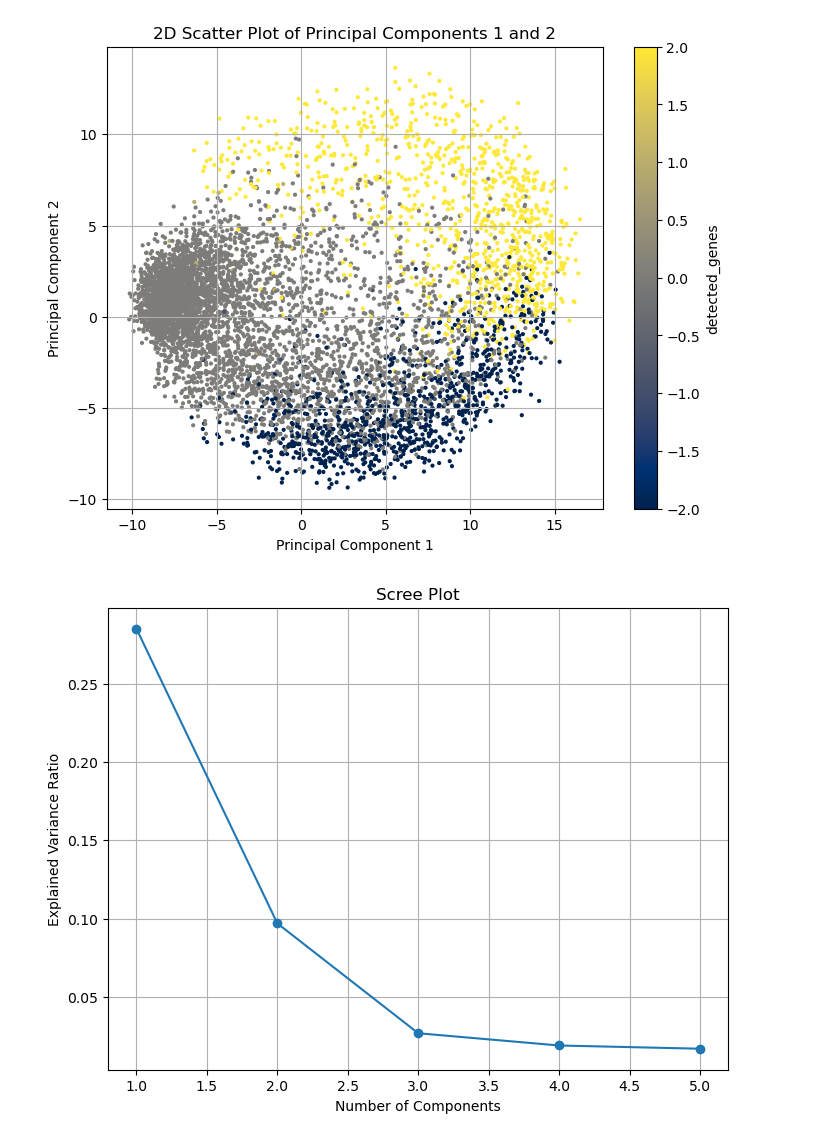
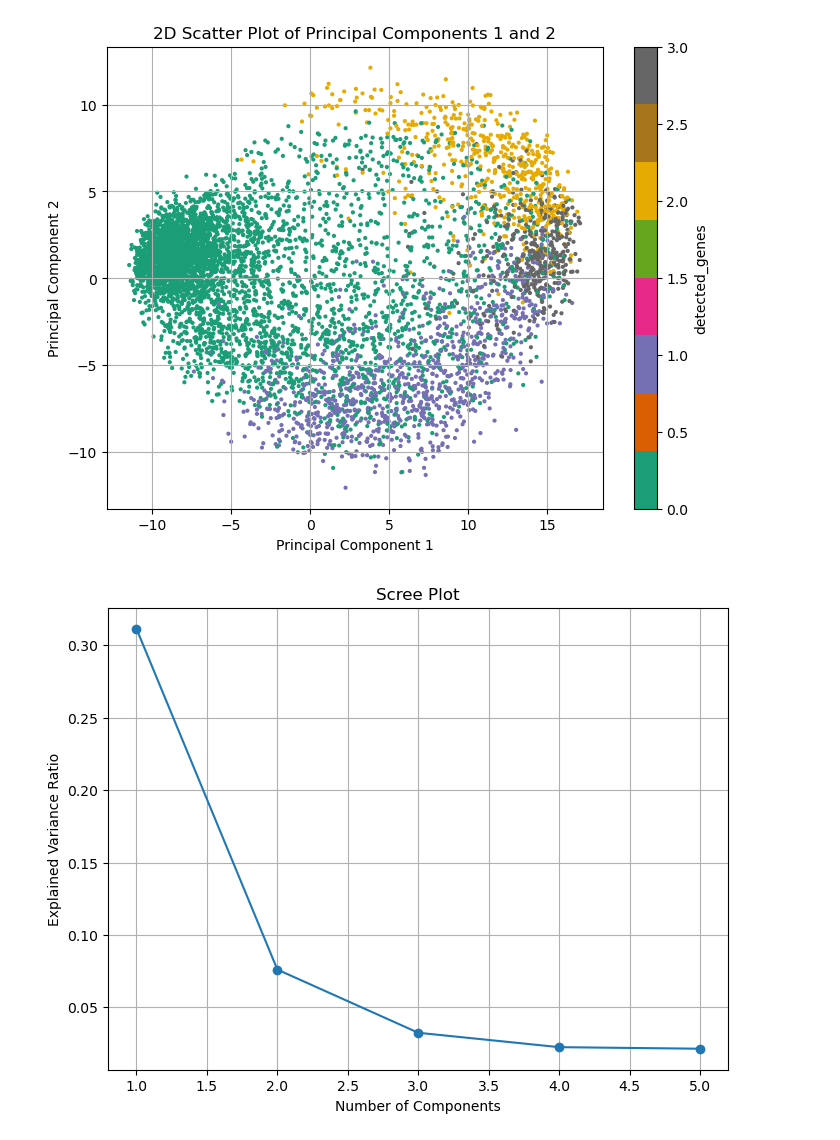
Before and after one commit to aeerik/base, a Jupyter notebook: cls_analysis.ipynb, the cells around one changed output. Cells and saved outputs as stored; diff of their text form; code cells hidden in the pictures.

```diff
--- a/cls_analysis.ipynb
+++ b/cls_analysis.ipynb
@@ -327,39 +466,39 @@ components = [1,2]
 color = 'detected_genes'
 
 pca = PCA(n_components=5)
-principalComponents = pca.fit_transform(df.iloc[:,:-6])
+principalComponents = pca.fit_transform(df.iloc[:,:-12])
 explained_variance_ratio = pca.explained_variance_ratio_
 
 # Select the specified components
 selected_components = [component - 1 for component in components]  # Convert to 0-based indexing
 principalDf = pd.DataFrame(data=principalComponents[:, selected_components],
                            columns=[f'principal component {c}' for c in components])
 
 plt.figure(figsize=(8, 6))
 scatter = plt.scatter(principalDf[f'principal component {components[0]}'],
                       principalDf[f'principal component {components[1]}'],
-                      c=df[color], cmap='cividis', s=4)
+                      c=df[color], cmap='Dark2', s=4)
 
 plt.title(f'2D Scatter Plot of Principal Components {components[0]} and {components[1]}')
 plt.xlabel(f'Principal Component {components[0]}')
 plt.ylabel(f'Principal Component {components[1]}')
 plt.grid(True)
 
 # Add color bar
 plt.colorbar(scatter, label=color)
 
 plt.show()
 
 plt.figure(figsize=(8, 6))
 plt.plot(np.arange(1, len(explained_variance_ratio) + 1), explained_variance_ratio, marker='o')
 plt.title('Scree Plot')
 plt.xlabel('Number of Components')
 plt.ylabel('Explained Variance Ratio')
 plt.grid(True)
 plt.show()
 # %% [output]
-[figure, old version]
+[figure, new version]
-[figure, old version]
+[figure, new version]
 # %%
 from sklearn.decomposition import PCA
 import matplotlib.pyplot as plt
```
Also changed, not shown: parts of 7 cells of this notebook.
